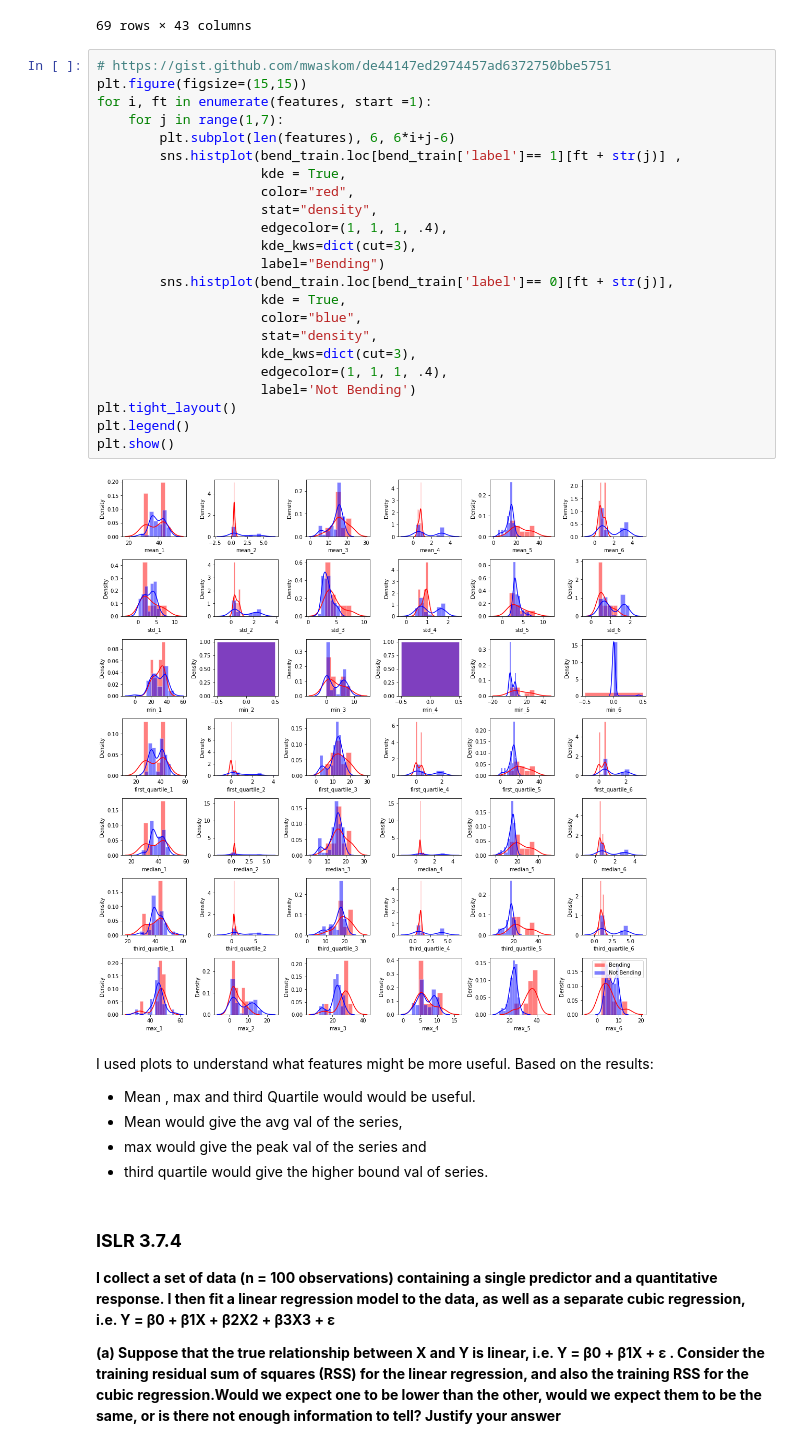
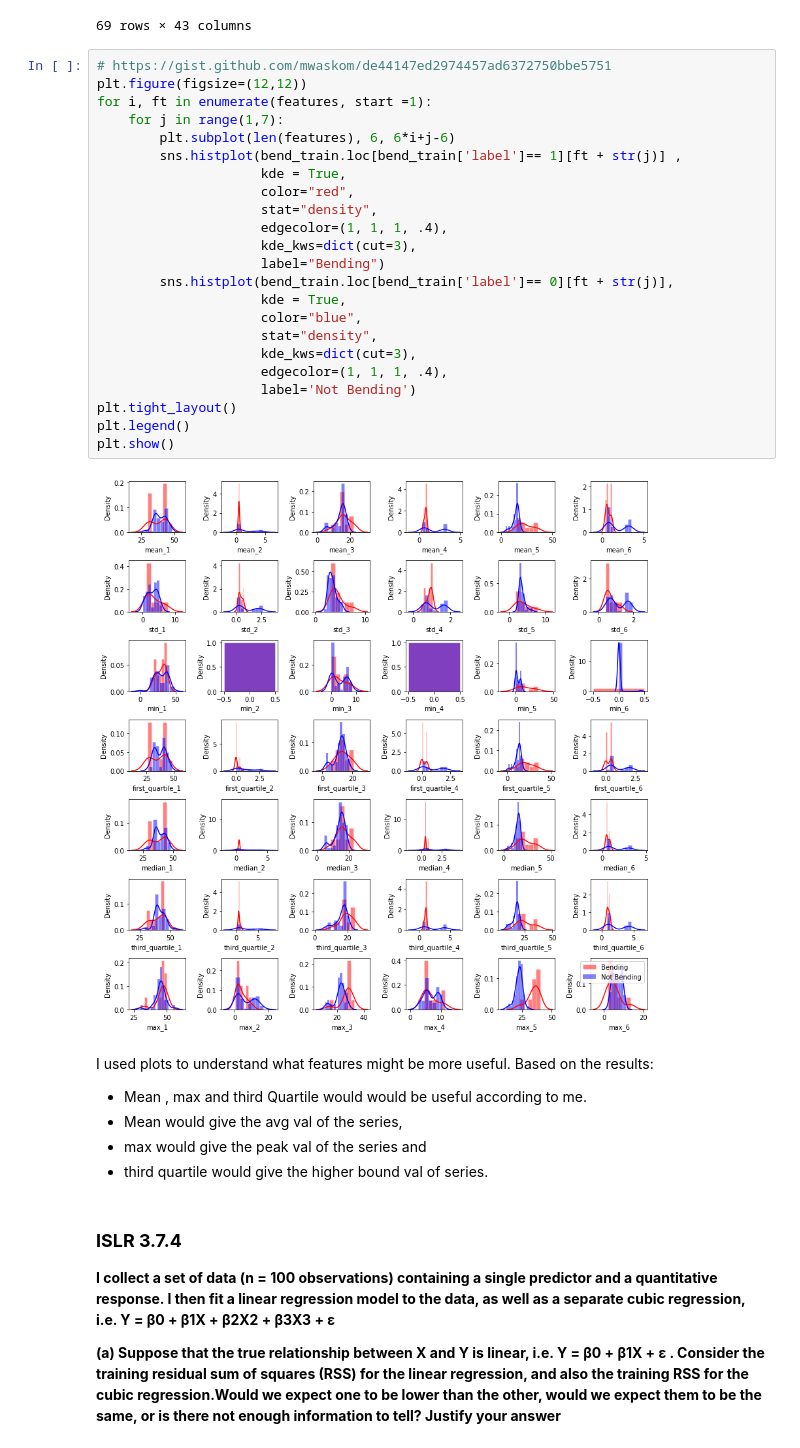
Before and after one commit to humera811/MLDS, a Jupyter notebook: Homework3/notebook/TimeSeriesClassification/Bano_Humera_HW3.ipynb, the cells around one changed output. Cells and saved outputs as stored; diff of their text form.

```diff
--- a/Homework3/notebook/TimeSeriesClassification/Bano_Humera_HW3.ipynb
+++ b/Homework3/notebook/TimeSeriesClassification/Bano_Humera_HW3.ipynb
@@ -255,32 +244,32 @@ bend_train
 69 rows × 43 columns
 # %%
 # https://gist.github.com/mwaskom/de44147ed2974457ad6372750bbe5751
-plt.figure(figsize=(15,15))
+plt.figure(figsize=(12,12))
 for i, ft in enumerate(features, start =1):
     for j in range(1,7):
         plt.subplot(len(features), 6, 6*i+j-6)
         sns.histplot(bend_train.loc[bend_train['label']== 1][ft + str(j)] ,
                      kde = True,
                      color="red",
                      stat="density",
                      edgecolor=(1, 1, 1, .4),
                      kde_kws=dict(cut=3),
                      label="Bending")
         sns.histplot(bend_train.loc[bend_train['label']== 0][ft + str(j)],
                      kde = True,
                      color="blue",
                      stat="density",
                      kde_kws=dict(cut=3),
                      edgecolor=(1, 1, 1, .4),
                      label='Not Bending')
 plt.tight_layout()
 plt.legend()
 plt.show()
 # %% [output]
-[figure, old version]
+[figure, new version]
 # %% [markdown]
 I used plots to understand what features might be more useful. Based on the results:
-- Mean , max and third Quartile would would be useful.
+- Mean , max and third Quartile would would be useful according to me.
 - Mean would give the avg val of the series,
 - max would give the peak val of the series and
 - third quartile would give the higher bound val of series.
```
Also changed, not shown: parts of 6 cells of this notebook.
